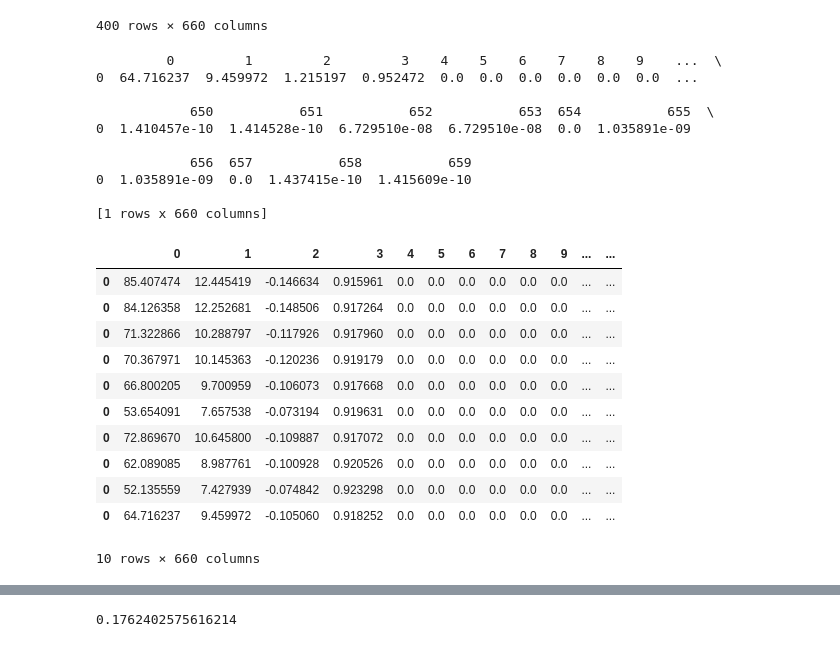
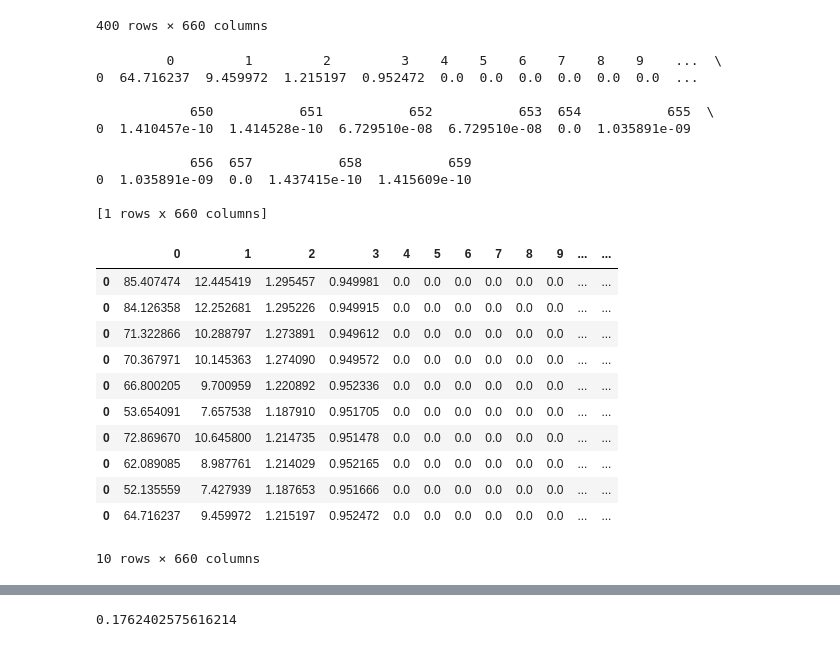
Before and after one commit to yinan-c/exciton_decomposition, a Jupyter notebook: read_kpdos.ipynb, the cells around one changed output, grey strips where cells are left out. Drawn from its saved outputs; the diff is of its cells as text; code cells hidden in the pictures.

```diff
--- a/read_kpdos.ipynb
+++ b/read_kpdos.ipynb
@@ -89,7 +89,8 @@ def plot_for_k(k_select):
             contrib_v_dict[(iN_S,k_select)] = temp_contrib_v
     return nS, nk, nc, nv
 # %%
-nk = 400
+#nk = 400 # ! Hard-code the number of k-points for now
+nk = 1
 e_min = 0
 e_high = 5
 
@@ -144,8 +145,8 @@ For every k, find the corresponding pdos from K-resolved Projected DOS on WFN_fi
 # First group df by the first column, then operate on each group
 # For each group, take out the middle nv+nc rows around fermi, i.e. fermi - nv : fermi + nc
 # ! Locate the position of fermi, i.e. the position where df[2] changes from negative to positive.
-fermi = 408 # ! VBM - start + 1 , hard-coded for now, read from projbands file
-
+#fermi = 408 # ! VBM - start + 1 , hard-coded for APD2_Li now, read from projbands file
+fermi = 280 # ! for HOCN
 conduction_df = df.groupby(0).apply(lambda x: x.iloc[fermi:fermi+nc,:])
 valence_df = df.groupby(0).apply(lambda x: x.iloc[fermi-nv:fermi,:])
 reversed_valence_df = valence_df.iloc[::-1,:]
@@ -288,42 +289,42 @@ for s_select in range(nS):
     accumulated_df_valence = pd.DataFrame()
     accumulated_df_conduction = pd.DataFrame()
     for k_select in range(n_k):
         current_weighted_sum_valence = reversed_valence_df.loc[k_select+1].mul(contrib_v_dict[(s_select, k_select)], axis=0).sum()
         current_weighted_sum_conduction = conduction_df.loc[k_select+1].mul(contrib_c_dict[(s_select, k_select)], axis=0).sum()
         if accumulated_df_valence.empty:
             accumulated_df_valence = pd.DataFrame([current_weighted_sum_valence])
         else:
             accumulated_df_valence += current_weighted_sum_valence
         if accumulated_df_conduction.empty:
             accumulated_df_conduction = pd.DataFrame([current_weighted_sum_conduction])
         else:
             accumulated_df_conduction += current_weighted_sum_conduction
     ns_accumulated_df_valence = pd.concat([ns_accumulated_df_valence, accumulated_df_valence], axis=0)
     ns_accumulated_df_conduction = pd.concat([ns_accumulated_df_conduction, accumulated_df_conduction], axis=0)
 
 print(accumulated_df_conduction)
 #result_df
-ns_accumulated_df_valence
+ns_accumulated_df_conduction
 # %% [output]
          0         1         2         3    4    5    6    7    8    9    ...  \
 0  64.716237  9.459972  1.215197  0.952472  0.0  0.0  0.0  0.0  0.0  0.0  ...
 
             650           651           652           653  654           655  \
 0  1.410457e-10  1.414528e-10  6.729510e-08  6.729510e-08  0.0  1.035891e-09
 
             656  657           658           659
 0  1.035891e-09  0.0  1.437415e-10  1.415609e-10
 
 [1 rows x 660 columns]
 |  | 0 | 1 | 2 | 3 | 4 | 5 | 6 | 7 | 8 | 9 | ... | ... |
-| 0 | 85.407474 | 12.445419 | -0.146634 | 0.915961 | 0.0 | 0.0 | 0.0 | 0.0 | 0.0 | 0.0 | ... | ... |
-| 0 | 84.126358 | 12.252681 | -0.148506 | 0.917264 | 0.0 | 0.0 | 0.0 | 0.0 | 0.0 | 0.0 | ... | ... |
-| 0 | 71.322866 | 10.288797 | -0.117926 | 0.917960 | 0.0 | 0.0 | 0.0 | 0.0 | 0.0 | 0.0 | ... | ... |
-| 0 | 70.367971 | 10.145363 | -0.120236 | 0.919179 | 0.0 | 0.0 | 0.0 | 0.0 | 0.0 | 0.0 | ... | ... |
-| 0 | 66.800205 | 9.700959 | -0.106073 | 0.917668 | 0.0 | 0.0 | 0.0 | 0.0 | 0.0 | 0.0 | ... | ... |
-| 0 | 53.654091 | 7.657538 | -0.073194 | 0.919631 | 0.0 | 0.0 | 0.0 | 0.0 | 0.0 | 0.0 | ... | ... |
-| 0 | 72.869670 | 10.645800 | -0.109887 | 0.917072 | 0.0 | 0.0 | 0.0 | 0.0 | 0.0 | 0.0 | ... | ... |
-| 0 | 62.089085 | 8.987761 | -0.100928 | 0.920526 | 0.0 | 0.0 | 0.0 | 0.0 | 0.0 | 0.0 | ... | ... |
-| 0 | 52.135559 | 7.427939 | -0.074842 | 0.923298 | 0.0 | 0.0 | 0.0 | 0.0 | 0.0 | 0.0 | ... | ... |
-| 0 | 64.716237 | 9.459972 | -0.105060 | 0.918252 | 0.0 | 0.0 | 0.0 | 0.0 | 0.0 | 0.0 | ... | ... |
+| 0 | 85.407474 | 12.445419 | 1.295457 | 0.949981 | 0.0 | 0.0 | 0.0 | 0.0 | 0.0 | 0.0 | ... | ... |
+| 0 | 84.126358 | 12.252681 | 1.295226 | 0.949915 | 0.0 | 0.0 | 0.0 | 0.0 | 0.0 | 0.0 | ... | ... |
+| 0 | 71.322866 | 10.288797 | 1.273891 | 0.949612 | 0.0 | 0.0 | 0.0 | 0.0 | 0.0 | 0.0 | ... | ... |
+| 0 | 70.367971 | 10.145363 | 1.274090 | 0.949572 | 0.0 | 0.0 | 0.0 | 0.0 | 0.0 | 0.0 | ... | ... |
+| 0 | 66.800205 | 9.700959 | 1.220892 | 0.952336 | 0.0 | 0.0 | 0.0 | 0.0 | 0.0 | 0.0 | ... | ... |
+| 0 | 53.654091 | 7.657538 | 1.187910 | 0.951705 | 0.0 | 0.0 | 0.0 | 0.0 | 0.0 | 0.0 | ... | ... |
+| 0 | 72.869670 | 10.645800 | 1.214735 | 0.951478 | 0.0 | 0.0 | 0.0 | 0.0 | 0.0 | 0.0 | ... | ... |
+| 0 | 62.089085 | 8.987761 | 1.214029 | 0.952165 | 0.0 | 0.0 | 0.0 | 0.0 | 0.0 | 0.0 | ... | ... |
+| 0 | 52.135559 | 7.427939 | 1.187653 | 0.951666 | 0.0 | 0.0 | 0.0 | 0.0 | 0.0 | 0.0 | ... | ... |
+| 0 | 64.716237 | 9.459972 | 1.215197 | 0.952472 | 0.0 | 0.0 | 0.0 | 0.0 | 0.0 | 0.0 | ... | ... |
 10 rows × 660 columns
```
Also changed, not shown: parts of 11 cells of this notebook.
